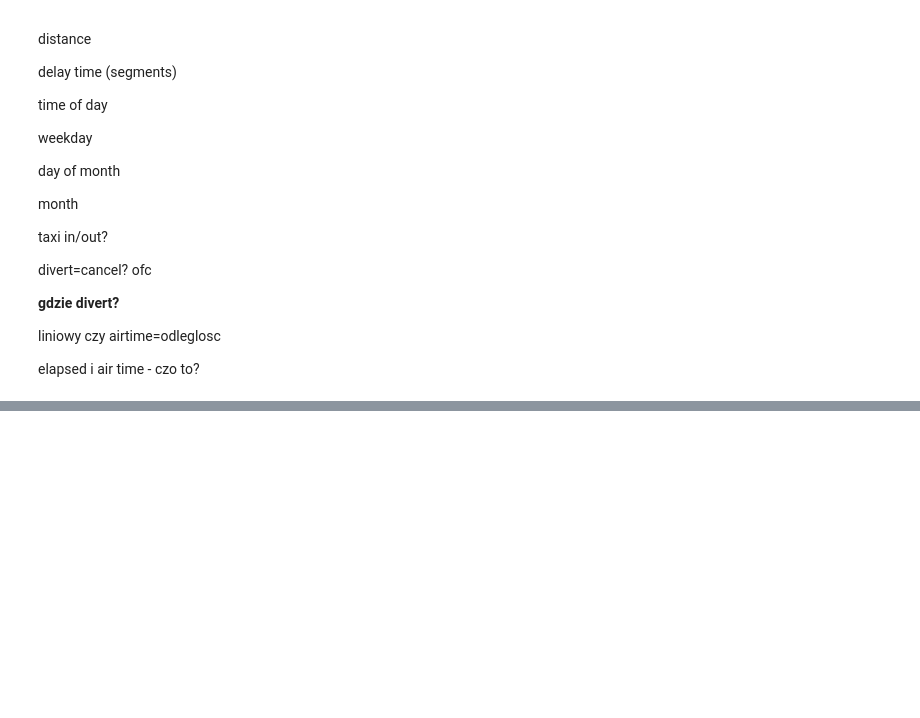
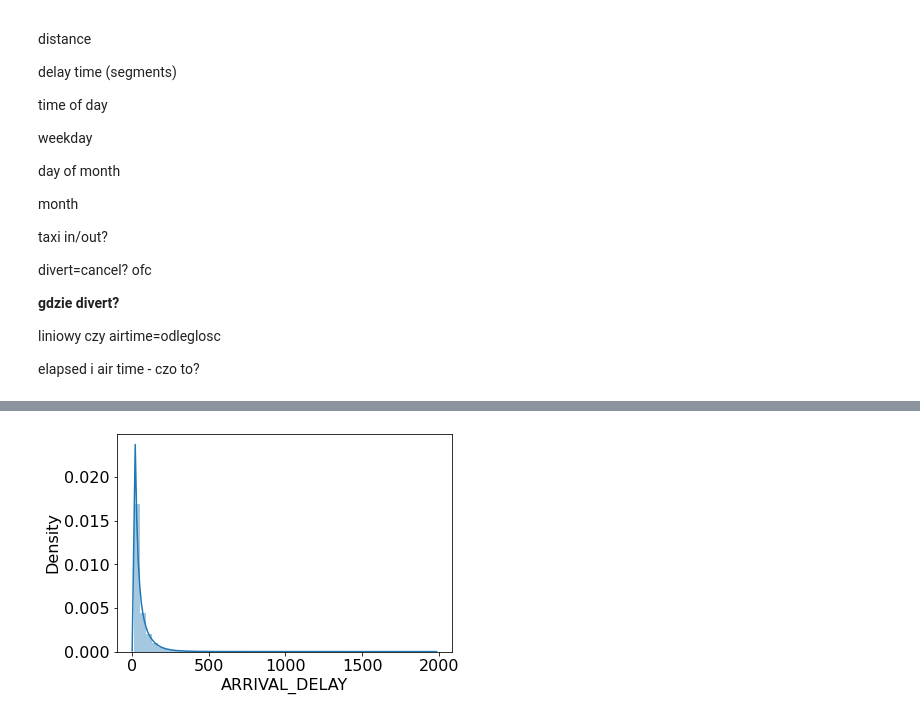
Before and after one commit to Salanakya/Flight-Cancellations, a Jupyter notebook: flightdelays.ipynb, the cells around one changed output, grey strips where cells are left out. Drawn from its saved outputs; the diff is of its cells as text; code cells hidden in the pictures; blank space fills up the shorter version.

```diff
--- a/flightdelays.ipynb
+++ b/flightdelays.ipynb
@@ -255,0 +333,5 @@ elapsed i air time - czo to?
+# %%
+sns.distplot(Delayedflights['ARRIVAL_DELAY'])
+plt.show()
+# %% [output]
+[figure, added]
```
Also changed, not shown: parts of 18 cells of this notebook.
